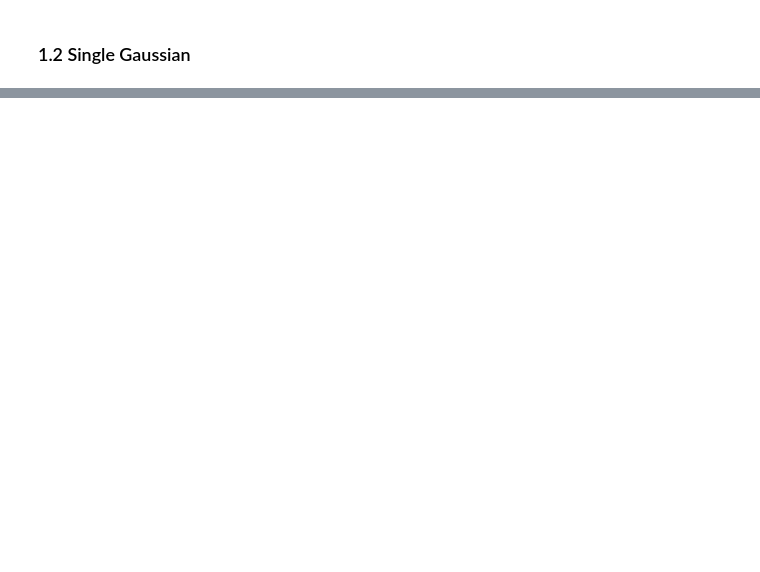
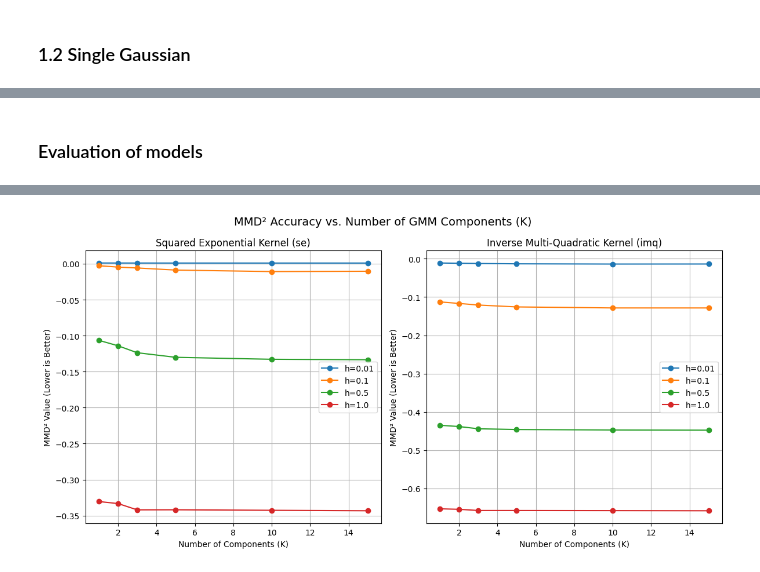
Before and after one commit to juancprolam/generative_neural_networks_for_the_sciences, a Jupyter notebook: ex01-solution.ipynb, the cells around one changed output, grey strips where cells are left out. Cells and saved outputs as stored; diff of their text form; code cells hidden in the pictures; blank space fills up the shorter version.

```diff
--- a/ex01-solution.ipynb
+++ b/ex01-solution.ipynb
@@ -246,0 +525,78 @@ ValueError: operands could not be broadcast together with shapes (500,2) (1000,2
+# %% [markdown]
+### Evaluation of models
+# %%
+# setup
+N_train = 500
+N_test = 1000
+N_samples = 1000
+
+# Create a fixed test set for consistent MMD comparison
+X_test, _ = make_moons(N_samples = N_test, noise=0.1, random_state=42)
+X_train, _ = make_moons(N_samples = N_train, noise=0.1, random_state=10)
+
+# Hyperparams
+M_values = [1, 2, 3, 5, 10, 15]
+H_values = [0.01, 0.1, 0.5, 1.0]
+
+# Store MMD^2 results
+mmd_results = np.zeros((len(M_values), len(H_values), 2)) # 2 for se, imq
+
+# Start evaluation
+for i, M in enumerate(M_values):
+    # 1. Fit Model (GMM, K=1 is equivalent to Single Gaussian)
+
+    if M == 1:
+        # Use single_gaussian for M=1 to directly test the equivalence
+        model = single_gaussian()
+        model.fit(X_train)
+    else:
+        model = gaussian_mixture_model(n_terms = M, steps = 100)
+        model.fit(X_train)
+
+    # 2. Generate Samples for MMD Test
+    X_generated = model.sample(N_samples)
+
+    # 3. Calculate MMD for different bandwidths h
+    for j, h in enumerate(H_values):
+        # We use the MMD logic from the single_gaussian class, as MMD is model-agnostic
+        # If model is GMM, we must use a dummy single_gaussian instance to call score_samples
+        mmd_calculator = single_gaussian()
+        mmd_calculator.samples = X_generated # Set the generated samples (Y)
+
+        # Squared Exponential (se)
+        mmd_se = mmd_calculator.score_samples(X = X_test, h=h, kernel="squared_exponential")
+        mmd_results[i, j, 0] = mmd_se
+
+        # Inverse Multi-Quadratic (imq)
+        mmd_imq = mmd_calculator.score_samples(X = X_test, h=h, kernel="inverse_multi_quadratic")
+        mmd_results[i, j, 1] = mmd_imq
+
+        print(f"K={K}, h={h}: MMD_se={mmd_se:.4f}, MMD_imq={mmd_imq:.4f}")
+
+# --- Plot MMD Accuracy vs. GMM Components (K) ---
+plt.figure(figsize=(12, 6))
+plt.suptitle('MMD² Accuracy vs. Number of GMM Components (K)', fontsize=14)
+
+# Plot for Squared Exponential Kernel
+plt.subplot(1, 2, 1)
+plt.title(f'Squared Exponential Kernel (se)')
+for j, h in enumerate(H_values):
+    plt.plot(M_values, mmd_results[:, j, 0], marker='o', label=f'h={h}')
+plt.xlabel('Number of Components (K)')
+plt.ylabel('MMD² Value (Lower is Better)')
+plt.legend()
+plt.grid(True)
+
+# Plot for Inverse Multi-Quadratic Kernel
+plt.subplot(1, 2, 2)
+plt.title(f'Inverse Multi-Quadratic Kernel (imq)')
+for j, h in enumerate(H_values):
+    plt.plot(M_values, mmd_results[:, j, 1], marker='o', label=f'h={h}')
+plt.xlabel('Number of Components (K)')
+plt.ylabel('MMD² Value (Lower is Better)')
+plt.legend()
+plt.grid(True)
+
+plt.tight_layout()
+plt.show()
+# %% [output]
@@ -246,0 +620 @@ ValueError: operands could not be broadcast together with shapes (500,2) (1000,2
+[figure, added]
```
Also changed, not shown: parts of 5 cells of this notebook.
